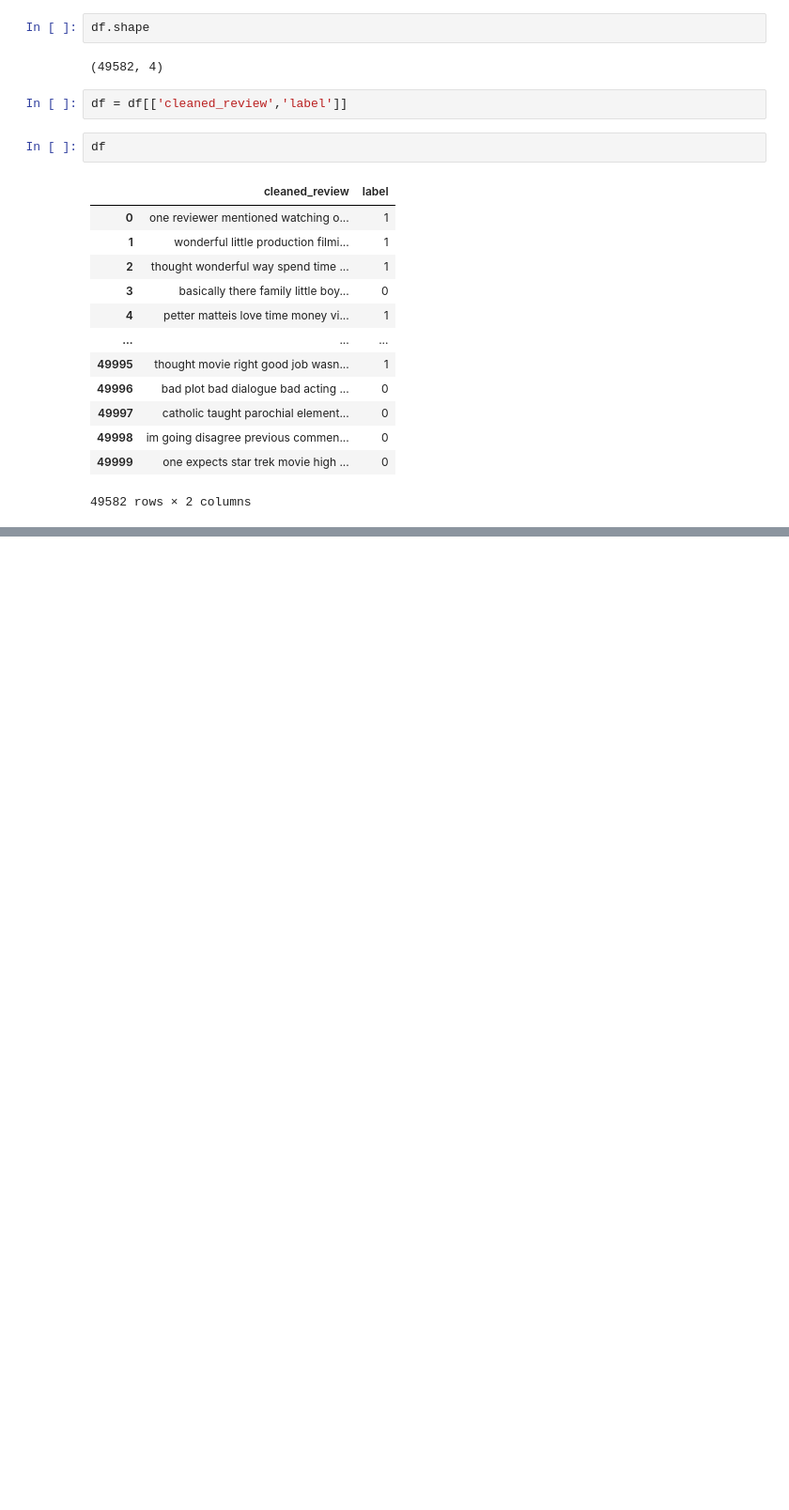
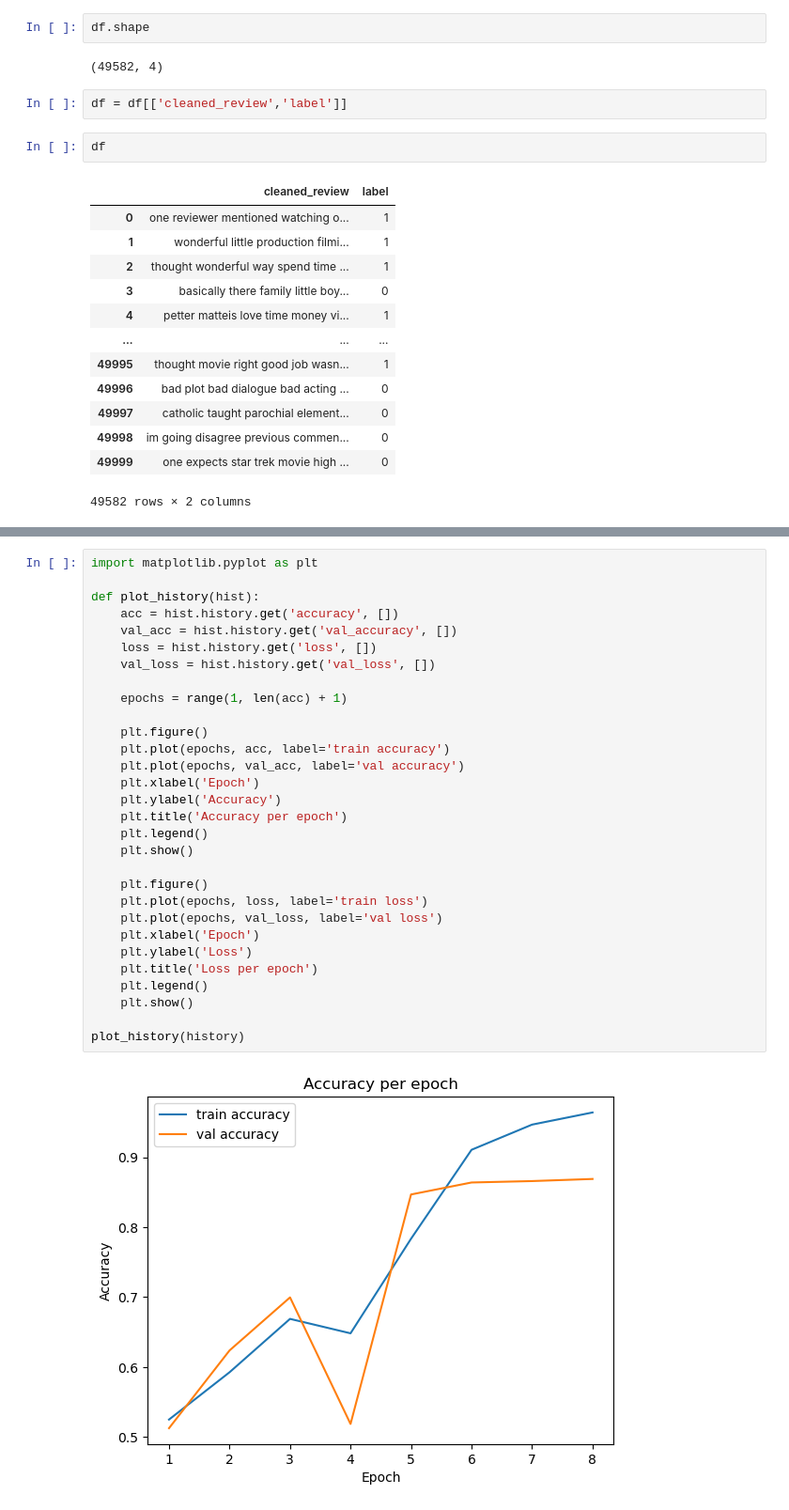
Before and after one commit to tamarasap/Sentiment-analysis, a Jupyter notebook: lstm.ipynb, the cells around one changed output, grey strips where cells are left out. Shown at 94% size. Saved outputs shown, nothing was run; the diff lists cells and outputs as text; blank space fills up the shorter version.

```diff
--- a/lstm.ipynb
+++ b/lstm.ipynb
@@ -246,0 +266,32 @@ plt.show()
+# %%
+import matplotlib.pyplot as plt
+
+def plot_history(hist):
+    acc = hist.history.get('accuracy', [])
+    val_acc = hist.history.get('val_accuracy', [])
+    loss = hist.history.get('loss', [])
+    val_loss = hist.history.get('val_loss', [])
+
+    epochs = range(1, len(acc) + 1)
+
+    plt.figure()
+    plt.plot(epochs, acc, label='train accuracy')
+    plt.plot(epochs, val_acc, label='val accuracy')
+    plt.xlabel('Epoch')
+    plt.ylabel('Accuracy')
+    plt.title('Accuracy per epoch')
+    plt.legend()
+    plt.show()
+
+    plt.figure()
+    plt.plot(epochs, loss, label='train loss')
+    plt.plot(epochs, val_loss, label='val loss')
+    plt.xlabel('Epoch')
+    plt.ylabel('Loss')
+    plt.title('Loss per epoch')
+    plt.legend()
+    plt.show()
+
+plot_history(history)
+# %% [output]
+[figure, added]
```
Also changed, not shown: parts of 12 cells of this notebook.
